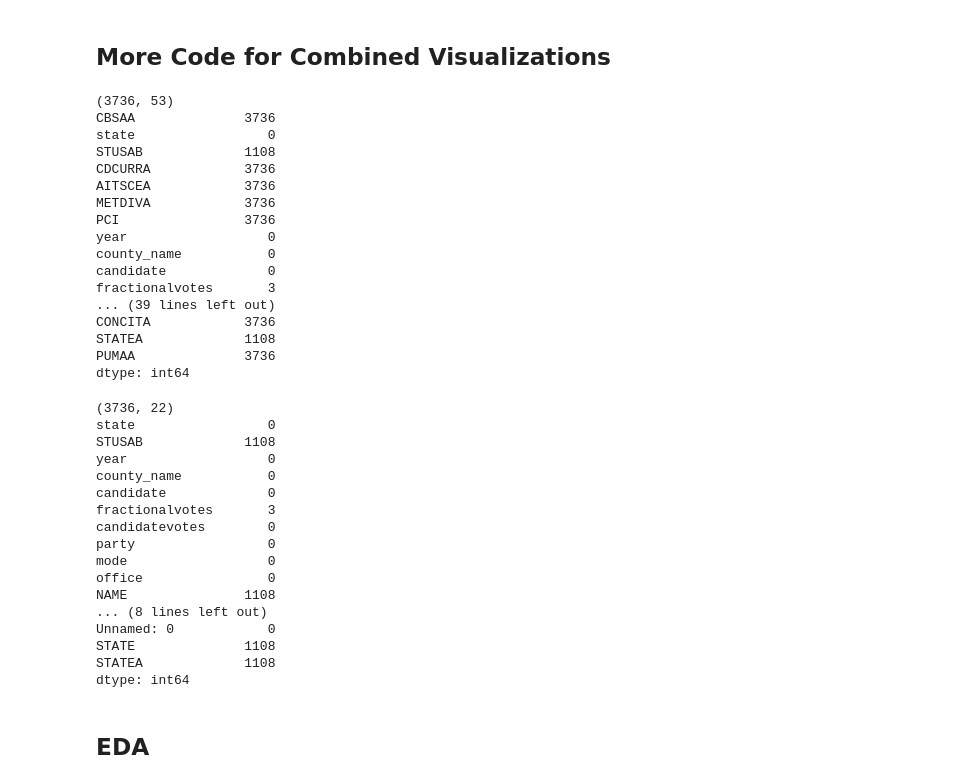
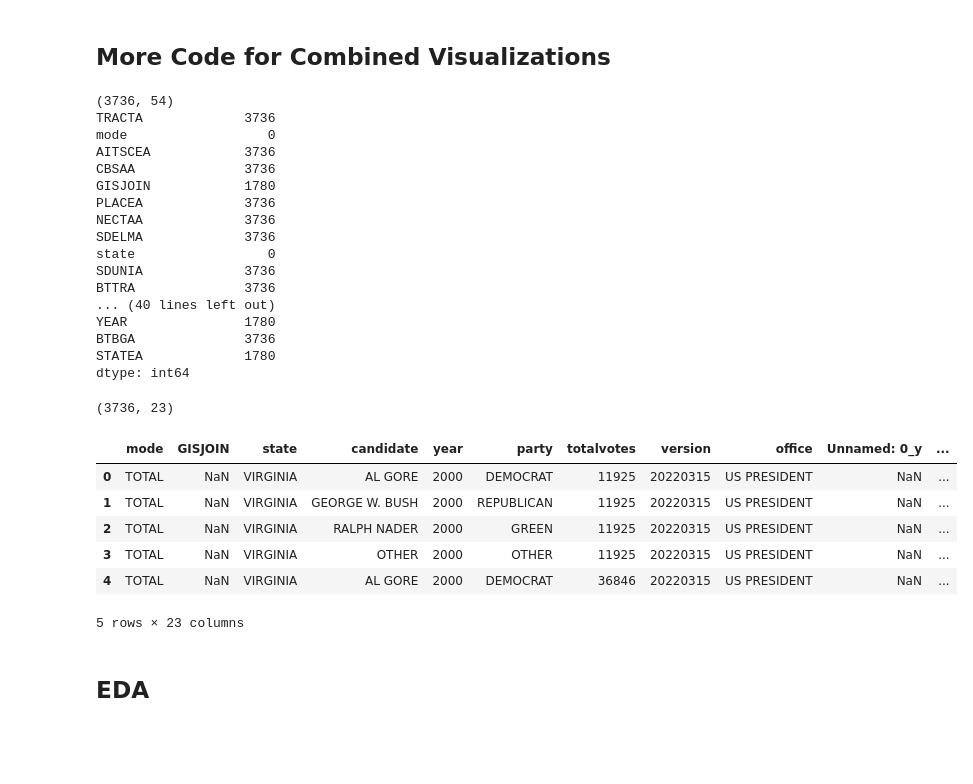
Before and after one commit to Catherine-Nguyen88/project_voting, a Jupyter notebook: Voting_Rhiannon's_Part.ipynb, the cells around one changed output. Cells and saved outputs as stored; diff of their text form; code cells hidden in the pictures; blank space fills up the shorter version.

```diff
--- a/Voting_Rhiannon's_Part.ipynb
+++ b/Voting_Rhiannon's_Part.ipynb
@@ -623,59 +621,50 @@ com_cols = set.intersection(*[set(df.columns) for df in dfs])
 common = [df[list(com_cols)] for df in dfs]
 
 #Combining along row
-VA_voting = pd.concat(common, ignore_index=True)
-print(VA_voting.shape)
-VA_voting.head()
+VA_estimates0 = pd.concat(common, ignore_index=True)
+print(VA_estimates0.shape)
+VA_estimates0.head()
 
 #Counting number of NA's
-na_counts = VA_voting.isna().sum()
+na_counts = VA_estimates0.isna().sum()
 print(na_counts)
 # %% [output]
-(3736, 53)
+(3736, 54)
+TRACTA             3736
+mode                  0
+AITSCEA            3736
 CBSAA              3736
+GISJOIN            1780
+PLACEA             3736
+NECTAA             3736
+SDELMA             3736
 state                 0
-STUSAB             1108
-CDCURRA            3736
-AITSCEA            3736
-METDIVA            3736
-PCI                3736
-year                  0
-county_name           0
-candidate             0
-fractionalvotes       3
-... (39 lines left out)
-CONCITA            3736
-STATEA             1108
-PUMAA              3736
+SDUNIA             3736
+BTTRA              3736
+... (40 lines left out)
+YEAR               1780
+BTBGA              3736
+STATEA             1780
 dtype: int64
 # %%
 #Dropping columns where all values are NA's
-VA_voting1 = VA_voting.dropna(axis=1, how='all')
-print(VA_voting1.shape)
+VA_estimates = VA_estimates0.dropna(axis=1, how='all')
+print(VA_estimates.shape)
 
-VA_voting1.head()
+VA_estimates.head()
 
 #Counting number of NA's
-na_counts = VA_voting1.isna().sum()
-print(na_counts)
+#na_counts = VA_voting1.isna().sum()
+#print(na_counts)
 # %% [output]
-(3736, 22)
-state                 0
-STUSAB             1108
-year                  0
-county_name           0
-candidate             0
-fractionalvotes       3
-candidatevotes        0
-party                 0
-mode                  0
-office                0
-NAME               1108
-... (8 lines left out)
-Unnamed: 0            0
-STATE              1108
-STATEA             1108
-dtype: int64
+(3736, 23)
+|  | mode | GISJOIN | state | candidate | year | party | totalvotes | version | office | Unnamed: 0_y | ... |
+| 0 | TOTAL | NaN | VIRGINIA | AL GORE | 2000 | DEMOCRAT | 11925 | 20220315 | US PRESIDENT | NaN | ... |
+| 1 | TOTAL | NaN | VIRGINIA | GEORGE W. BUSH | 2000 | REPUBLICAN | 11925 | 20220315 | US PRESIDENT | NaN | ... |
+| 2 | TOTAL | NaN | VIRGINIA | RALPH NADER | 2000 | GREEN | 11925 | 20220315 | US PRESIDENT | NaN | ... |
+| 3 | TOTAL | NaN | VIRGINIA | OTHER | 2000 | OTHER | 11925 | 20220315 | US PRESIDENT | NaN | ... |
+| 4 | TOTAL | NaN | VIRGINIA | AL GORE | 2000 | DEMOCRAT | 36846 | 20220315 | US PRESIDENT | NaN | ... |
+5 rows × 23 columns
 # %% [markdown]
 ## EDA
 # %%
```
Also changed, not shown: parts of 15 cells of this notebook.
